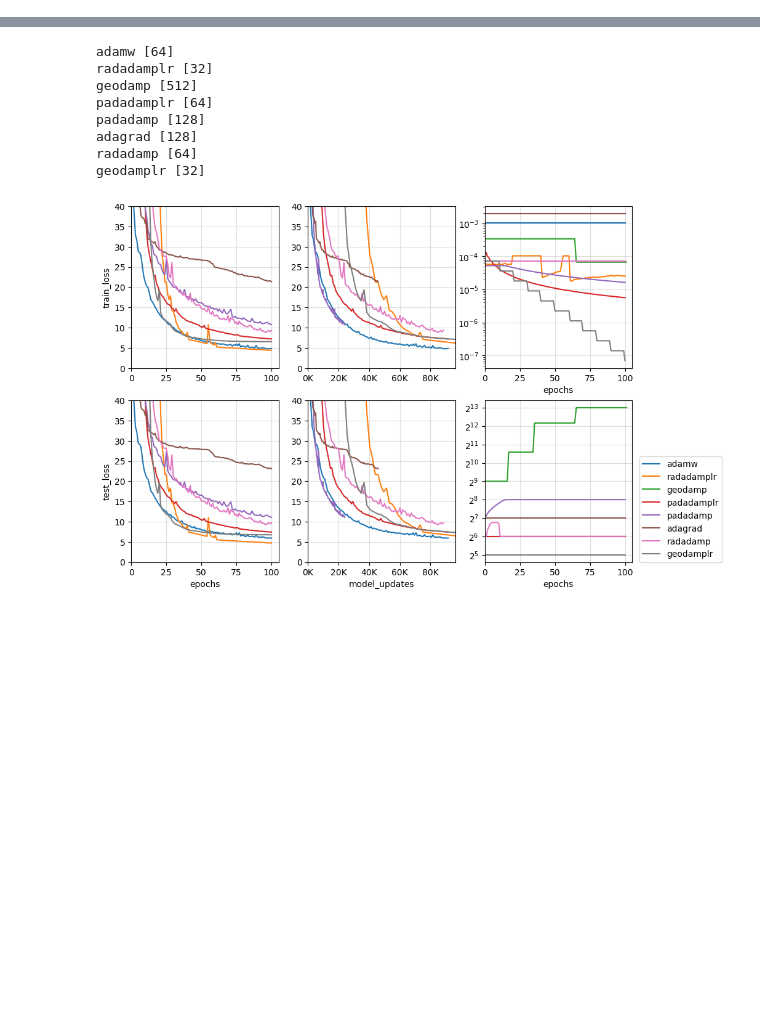
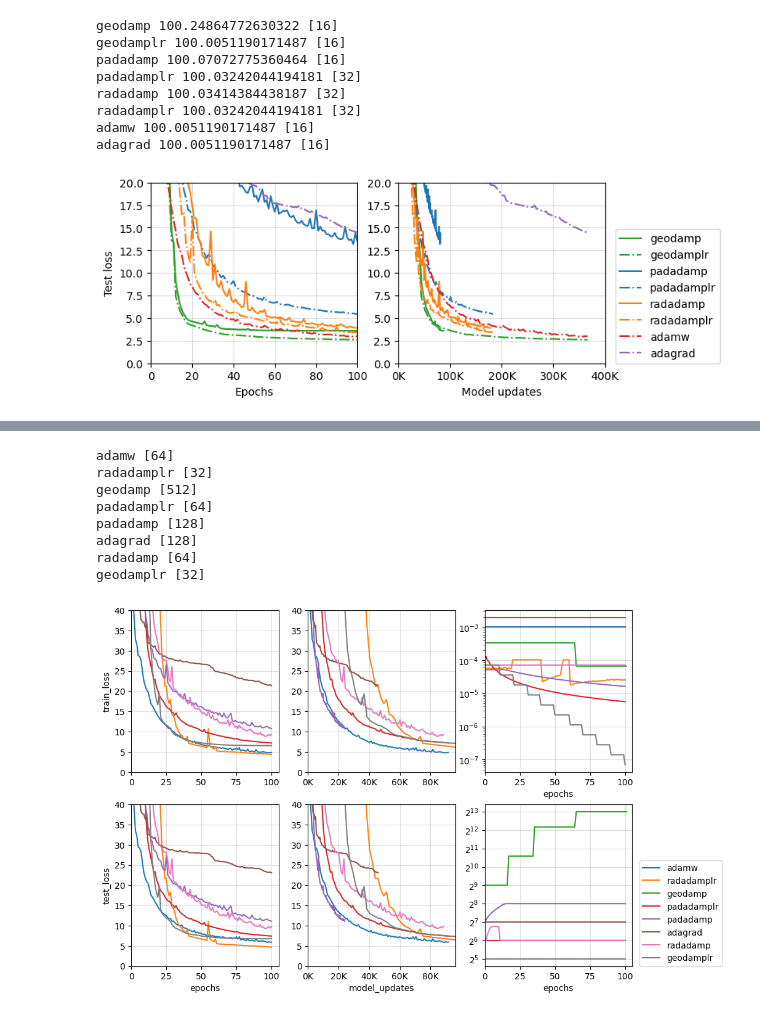
Before and after one commit to stsievert/adadamp-experiments, a Jupyter notebook: exp-autoencoder/viz-sweep.ipynb, the cells around one changed output, grey strips where cells are left out. Cells and saved outputs as stored; diff of their text form; code cells hidden in the pictures; blank space fills up the shorter version.

```diff
--- a/exp-autoencoder/viz-sweep.ipynb
+++ b/exp-autoencoder/viz-sweep.ipynb
@@ -70,7 +89,18 @@ import numpy as np
 
 best_runs = []
 print(df.damper.unique())
-for damper in df.damper.unique():
+dampers = [
+    "geodamp",
+    "geodamplr",
+    "padadamp",
+    "padadamplr",
+    "radadamp",
+    "radadamplr",
+    "adamw",
+    "adagrad",
+]
+assert set(dampers) == set(df.damper.unique())
+for damper in dampers:
     show = df[df.damper == damper]
     scores = show.pivot_table(
         values="cost",
@@ -148,0 +236,35 @@ geodamplr [32]
+# %%
+colors = mpl.colormaps['tab10'].colors
+styles = {
+    "padadamp":   dict(color=colors[0], style="-"),
+    "padadamplr": dict(color=colors[0], style="-."),
+    "radadamp":   dict(color=colors[1], style="-"),
+    "radadamplr": dict(color=colors[1], style="-."),
+    "geodamp":    dict(color=colors[2], style="-"),
+    "geodamplr":  dict(color=colors[2], style="-."),
+    "adamw":      dict(color=colors[3], style="-."),
+    "adagrad":    dict(color=colors[4], style="-."),
+}
+# %%
+w = 3
+fig, axs = plt.subplots(nrows=1, ncols=2, figsize=(2.5 * w, 1.0 * w))
+for run in best_runs:
+    show = df[df.fname == run]
+    assert len(show.fname.unique()) == 1
+    damper = show.iloc[0]["damper"]
+    # if "padadamp" in damper or damper in ["adagrad"]:
+    #     continue
+    print(damper, show.epochs.max(), show.initial_batch_size.unique())
+    plot_loss(show, show.iloc[0]["damper"], axs, **styles[damper])
+prettify(axs)
+    # plot_loss(show, damper, axs[0], color=color, style=line)
+# %% [output]
+geodamp 100.24864772630322 [16]
+geodamplr 100.0051190171487 [16]
+padadamp 100.07072775360464 [16]
+padadamplr 100.03242044194181 [32]
+radadamp 100.03414384438187 [32]
+radadamplr 100.03242044194181 [32]
+adamw 100.0051190171487 [16]
+adagrad 100.0051190171487 [16]
+[figure, added]
```
Also changed, not shown: parts of 9 cells of this notebook, 3 other files.
